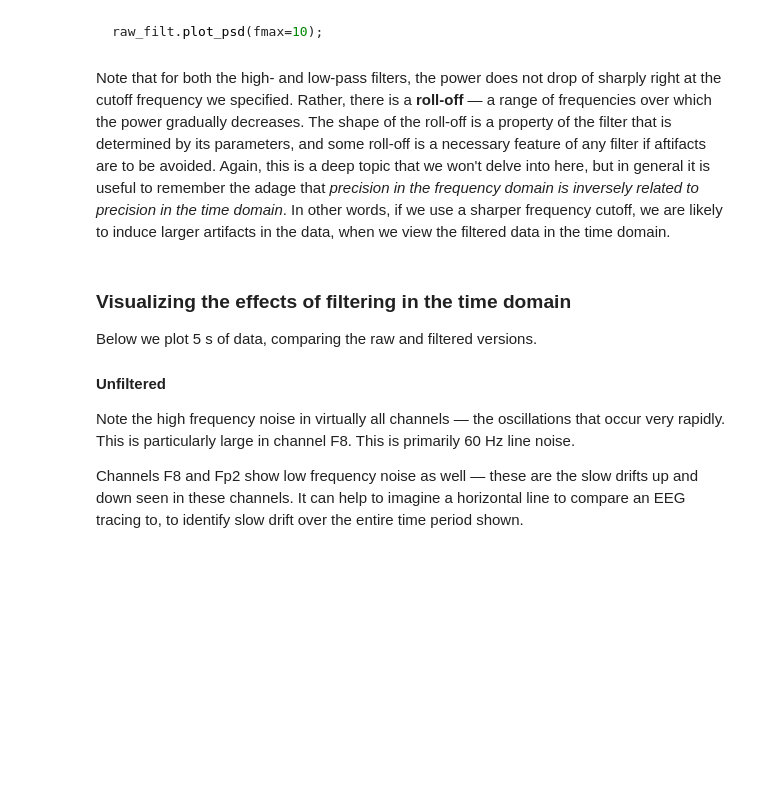
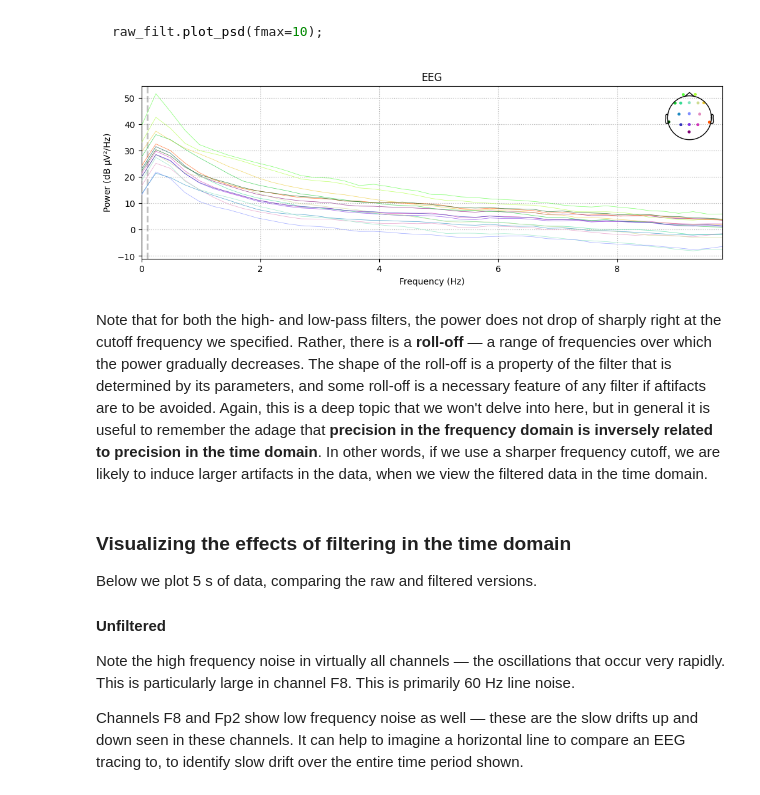
Before and after one commit to dm748329/EEG-Data, a Jupyter notebook: 2 - erp_filtering.ipynb, the cells around one changed output. Drawn from its saved outputs; the diff is of its cells as text; code cells hidden in the pictures; blank space fills up the shorter version.

```diff
--- a/2 - erp_filtering.ipynb
+++ b/2 - erp_filtering.ipynb
@@ -133,8 +141,12 @@ The effects of the high-pass filtering are much harder to see, since the scale i
 ~~~python
 raw_filt.plot_psd(fmax=10);
 ~~~
+# %%
+raw_filt.plot_psd(fmax=10)
+# %% [output]
+[figure, added]
 # %% [markdown]
-Note that for both the high- and low-pass filters, the power does not drop of sharply right at the cutoff frequency we specified. Rather, there is a **roll-off** — a range of frequencies over which the power gradually decreases. The shape of the roll-off is a property of the filter that is determined by its parameters, and some roll-off is a necessary feature of any filter if aftifacts are to be avoided. Again, this is a deep topic that we won't delve into here, but in general it is useful to remember the adage that *precision in the frequency domain is inversely related to precision in the time domain*. In other words, if we use a sharper frequency cutoff, we are likely to induce larger artifacts in the data, when we view the filtered data in the time domain.
+Note that for both the high- and low-pass filters, the power does not drop of sharply right at the cutoff frequency we specified. Rather, there is a **roll-off** — a range of frequencies over which the power gradually decreases. The shape of the roll-off is a property of the filter that is determined by its parameters, and some roll-off is a necessary feature of any filter if aftifacts are to be avoided. Again, this is a deep topic that we won't delve into here, but in general it is useful to remember the adage that **precision in the frequency domain is inversely related to precision in the time domain**. In other words, if we use a sharper frequency cutoff, we are likely to induce larger artifacts in the data, when we view the filtered data in the time domain.
 # %% [markdown]
 ### Visualizing the effects of filtering in the time domain
 
```
Also changed, not shown: parts of 12 cells of this notebook, 2 other files.
